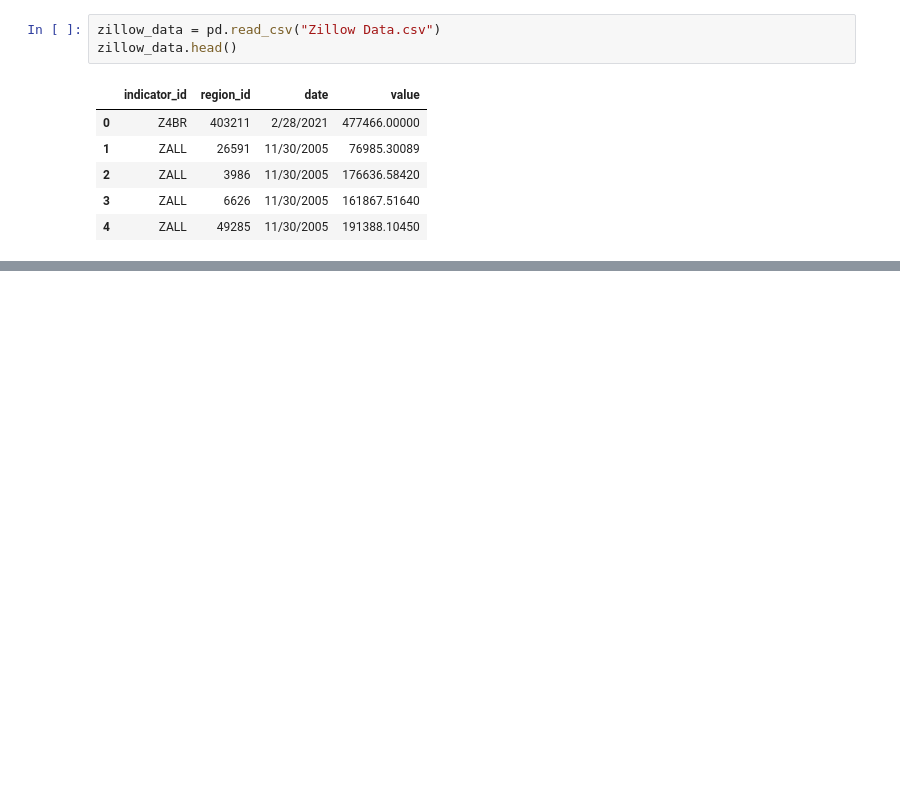
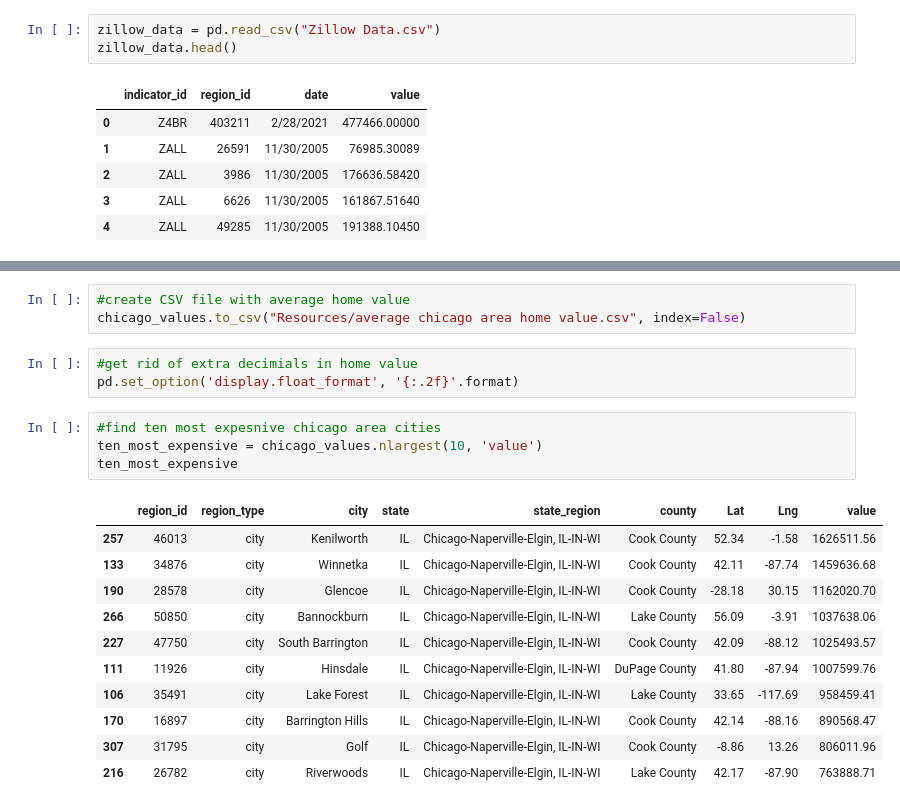
Before and after one commit to cailahanus/data-engineering-project, a Jupyter notebook: Project 3/data.ipynb, the cells around one changed output, grey strips where cells are left out. Saved outputs shown, nothing was run; the diff lists cells and outputs as text; blank space fills up the shorter version.

```diff
--- a/Project 3/data.ipynb
+++ b/Project 3/data.ipynb
@@ -449,0 +512,22 @@ chicago_map
+# %%
+#create CSV file with average home value
+chicago_values.to_csv("Resources/average chicago area home value.csv", index=False)
+# %%
+#get rid of extra decimials in home value
+pd.set_option('display.float_format', '{:.2f}'.format)
+# %%
+#find ten most expesnive chicago area cities
+ten_most_expensive = chicago_values.nlargest(10, 'value')
+ten_most_expensive
+# %% [output]
+|  | region_id | region_type | city | state | state_region | county | Lat | Lng | value |
+| 257 | 46013 | city | Kenilworth | IL | Chicago-Naperville-Elgin, IL-IN-WI | Cook County | 52.34 | -1.58 | 1626511.56 |
+| 133 | 34876 | city | Winnetka | IL | Chicago-Naperville-Elgin, IL-IN-WI | Cook County | 42.11 | -87.74 | 1459636.68 |
+| 190 | 28578 | city | Glencoe | IL | Chicago-Naperville-Elgin, IL-IN-WI | Cook County | -28.18 | 30.15 | 1162020.70 |
+| 266 | 50850 | city | Bannockburn | IL | Chicago-Naperville-Elgin, IL-IN-WI | Lake County | 56.09 | -3.91 | 1037638.06 |
+| 227 | 47750 | city | South Barrington | IL | Chicago-Naperville-Elgin, IL-IN-WI | Cook County | 42.09 | -88.12 | 1025493.57 |
+| 111 | 11926 | city | Hinsdale | IL | Chicago-Naperville-Elgin, IL-IN-WI | DuPage County | 41.80 | -87.94 | 1007599.76 |
+| 106 | 35491 | city | Lake Forest | IL | Chicago-Naperville-Elgin, IL-IN-WI | Lake County | 33.65 | -117.69 | 958459.41 |
+| 170 | 16897 | city | Barrington Hills | IL | Chicago-Naperville-Elgin, IL-IN-WI | Cook County | 42.14 | -88.16 | 890568.47 |
+| 307 | 31795 | city | Golf | IL | Chicago-Naperville-Elgin, IL-IN-WI | Cook County | -8.86 | 13.26 | 806011.96 |
+| 216 | 26782 | city | Riverwoods | IL | Chicago-Naperville-Elgin, IL-IN-WI | Lake County | 42.17 | -87.90 | 763888.71 |
```
Also changed, not shown: parts of 15 cells of this notebook, 2 other files.
